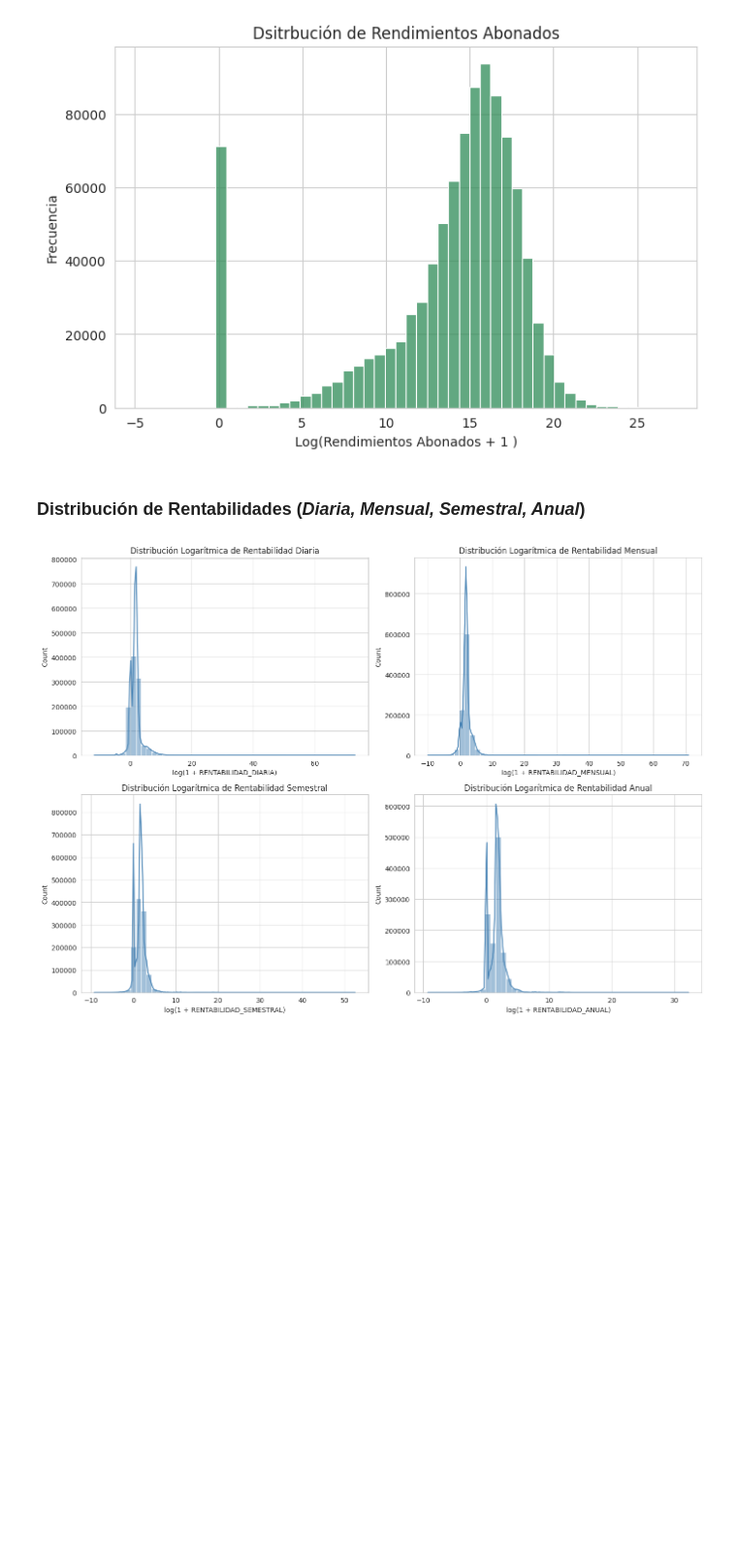
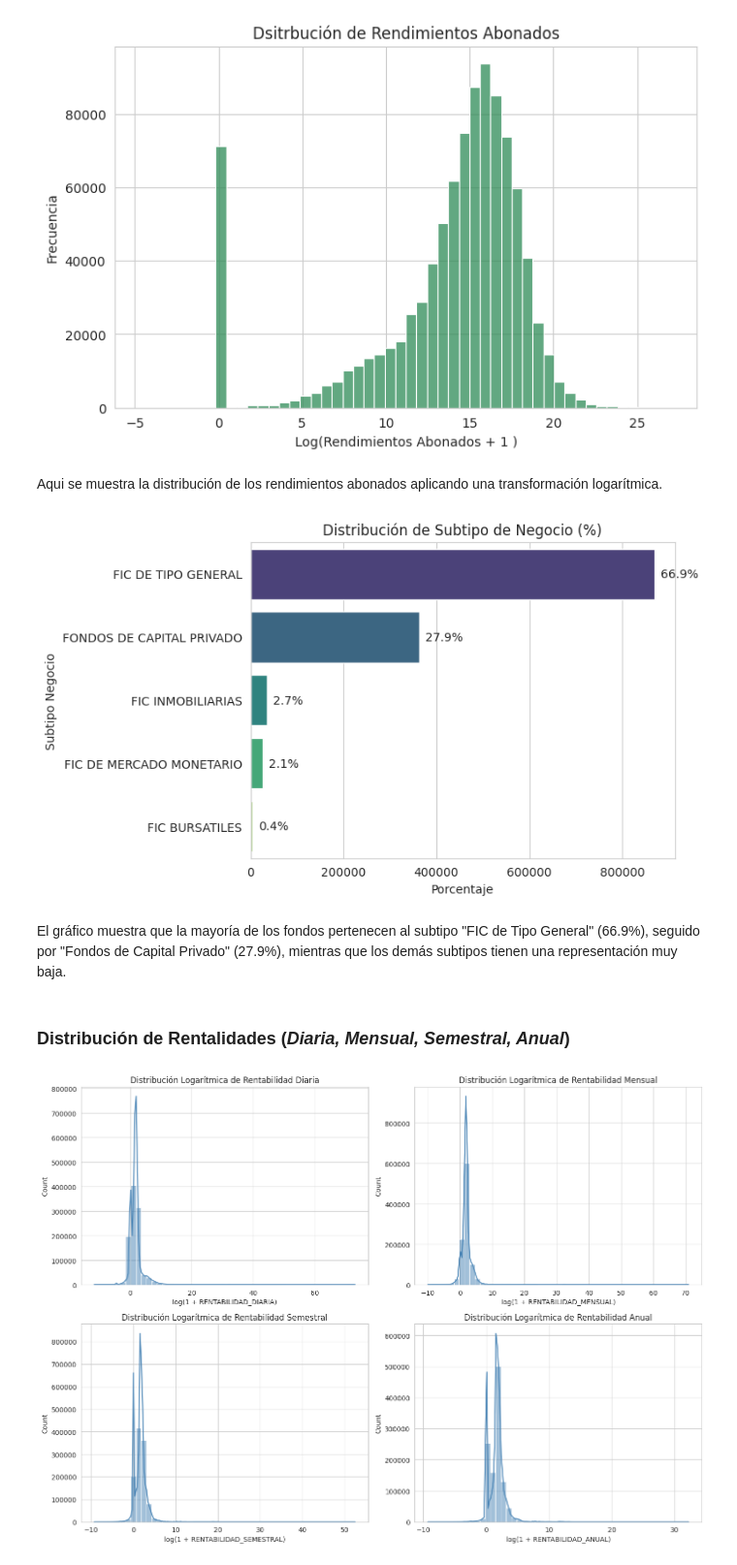
Before and after one commit to TawnyVTC/EDA, a Jupyter notebook: EDA_Rentabilidad.ipynb, the cells around one changed output. Shown at 97% size. Cells and saved outputs as stored; diff of their text form; code cells hidden in the pictures; blank space fills up the shorter version.

```diff
--- a/EDA_Rentabilidad.ipynb
+++ b/EDA_Rentabilidad.ipynb
@@ -191,8 +195,31 @@ plt.title("Dsitrbución de Rendimientos Abonados")
 plt.show()
 # %% [output]
 [figure]
+# %% [markdown]
+Aqui se muestra la distribución de los rendimientos abonados aplicando una transformación logarítmica.
+# %%
+sns.set_style("whitegrid")
+
+# Contar las frecuencias y calcular los porcentajes
+total = len(df)
+ax = sns.countplot(y=df["NOMBRE_SUBTIPO_PATRIMONIO"], order=df["NOMBRE_SUBTIPO_PATRIMONIO"].value_counts().index, palette="viridis")
+
+# Agregar etiquetas con porcentajes automáticamente
+for container in ax.containers:
+    ax.bar_label(container, fmt=lambda x: f"{(x/total)*100:.1f}%", fontsize=10, padding=5)
+
+# Personalización
+plt.title("Distribución de Subtipo de Negocio (%)")
+plt.xlabel("Porcentaje")
+plt.ylabel("Subtipo Negocio")
+
+plt.show()
+# %% [output]
+[figure, added]
+# %% [markdown]
+El gráfico muestra que la mayoría de los fondos pertenecen al subtipo "FIC de Tipo General" (66.9%), seguido por "Fondos de Capital Privado" (27.9%), mientras que los demás subtipos tienen una representación muy baja.
 # %% [markdown]
-### **Distribución de Rentabilidades (*Diaria, Mensual, Semestral, Anual*)**
+### **Distribución de Rentalidades (*Diaria, Mensual, Semestral, Anual*)**
 # %%
 fig, axes = plt.subplots(2, 2, figsize=(14, 10))
 
```
Also changed, not shown: parts of 45 cells of this notebook, 1 other file.
